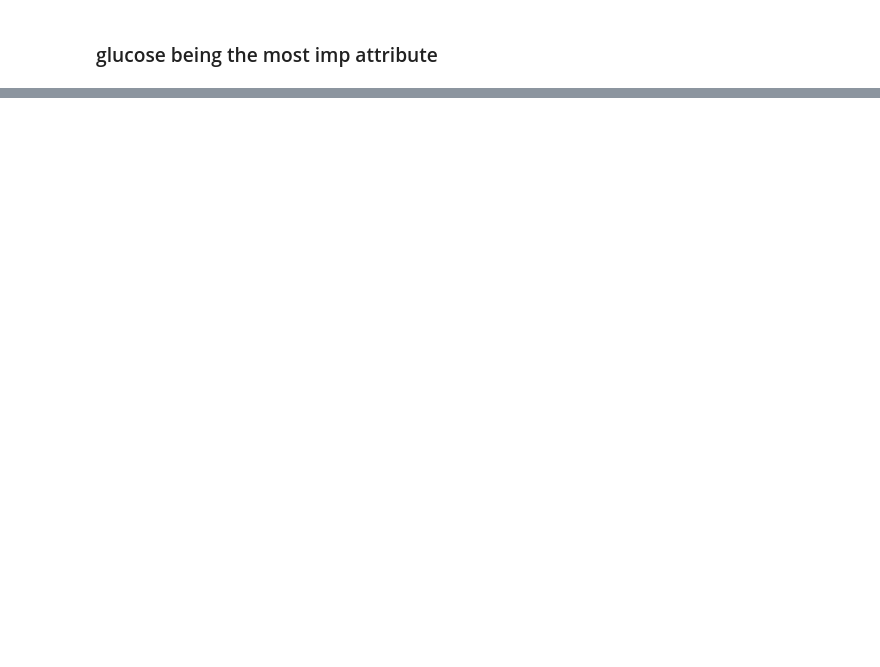
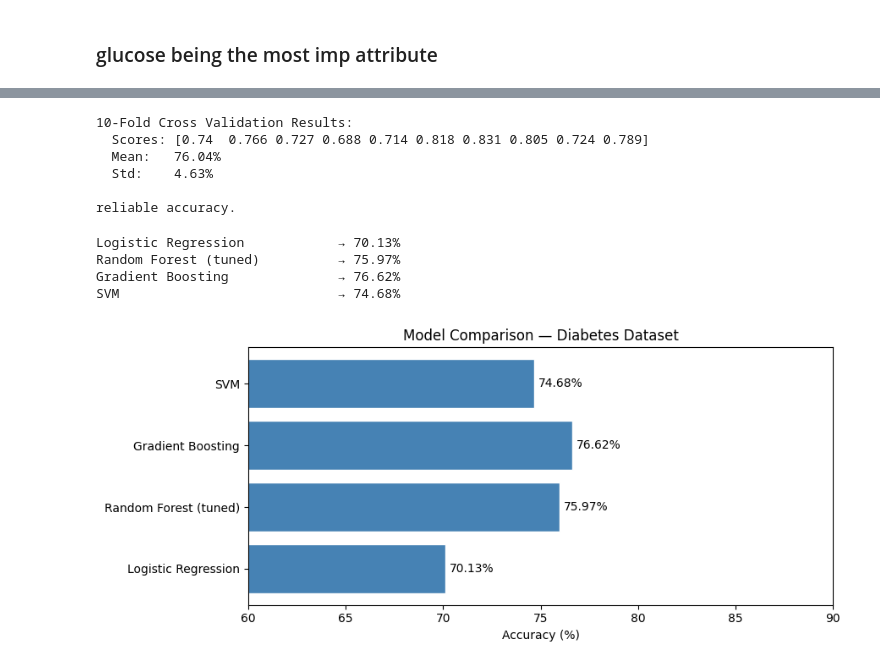
Before and after one commit to a6h101/Disease-Risk-Predictor, a Jupyter notebook: notebooks/diabetes.ipynb, the cells around one changed output, grey strips where cells are left out. Saved outputs shown, nothing was run; the diff lists cells and outputs as text; code cells hidden in the pictures; blank space fills up the shorter version.

```diff
--- a/notebooks/diabetes.ipynb
+++ b/notebooks/diabetes.ipynb
@@ -122,0 +214,7 @@ Feature columns: ['Pregnancies', 'Glucose', 'BloodPressure', 'SkinThickness', 'I
+# %%
+smote = SMOTE(random_state=42)
+X_train_sm, y_train_sm = smote.fit_resample(X_train, y_train)
+
+print("Before SMOTE:", dict(y_train.value_counts()))
+print("After SMOTE: ", dict(pd.Series(y_train_sm).value_counts()))
+print("\nclass balance fixed")
@@ -122,0 +307,47 @@ Feature columns: ['Pregnancies', 'Glucose', 'BloodPressure', 'SkinThickness', 'I
+# %%
+cv_scores = cross_val_score(best_model, X_scaled, y, cv=10, scoring='accuracy')
+
+print("10-Fold Cross Validation Results:")
+print(f"  Scores: {cv_scores.round(3)}")
+print(f"  Mean:   {cv_scores.mean()*100:.2f}%")
+print(f"  Std:    {cv_scores.std()*100:.2f}%")
+print(f"\nreliable accuracy.")
+# %% [output]
+10-Fold Cross Validation Results:
+  Scores: [0.74  0.766 0.727 0.688 0.714 0.818 0.831 0.805 0.724 0.789]
+  Mean:   76.04%
+  Std:    4.63%
+
+reliable accuracy.
+# %%
+models = {
+    "Logistic Regression": LogisticRegression(max_iter=1000, class_weight='balanced'),
+    "Random Forest (tuned)": best_model,
+    "Gradient Boosting":   GradientBoostingClassifier(n_estimators=100, random_state=42),
+    "SVM":                 SVC(kernel='rbf', class_weight='balanced')
+}
+
+results = {}
+for name, m in models.items():
+    if name != "Random Forest (tuned)":
+        m.fit(X_train_sm, y_train_sm)
+    acc = accuracy_score(y_test, m.predict(X_test))
+    results[name] = round(acc * 100, 2)
+    print(f"{name:30s} → {acc*100:.2f}%")
+
+plt.figure(figsize=(9, 4))
+plt.barh(list(results.keys()), list(results.values()),
+         color='steelblue', edgecolor='white')
+plt.xlabel('Accuracy (%)')
+plt.title('Model Comparison — Diabetes Dataset')
+plt.xlim(60, 90)
+for i, v in enumerate(results.values()):
+    plt.text(v + 0.2, i, f"{v}%", va='center', fontsize=10)
+plt.tight_layout()
+plt.show()
+# %% [output]
+Logistic Regression            → 70.13%
+Random Forest (tuned)          → 75.97%
+Gradient Boosting              → 76.62%
+SVM                            → 74.68%
+[figure, added]
```
Also changed, not shown: parts of 18 cells of this notebook, 2 other files.
